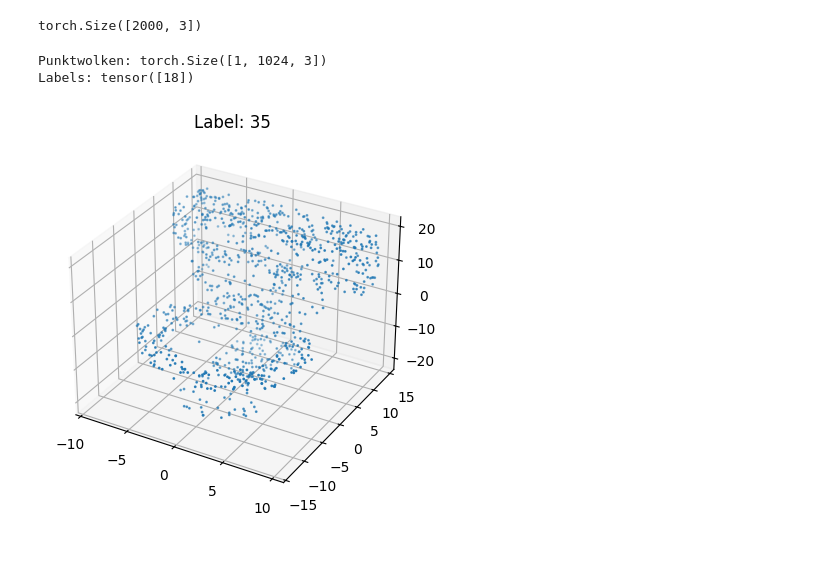
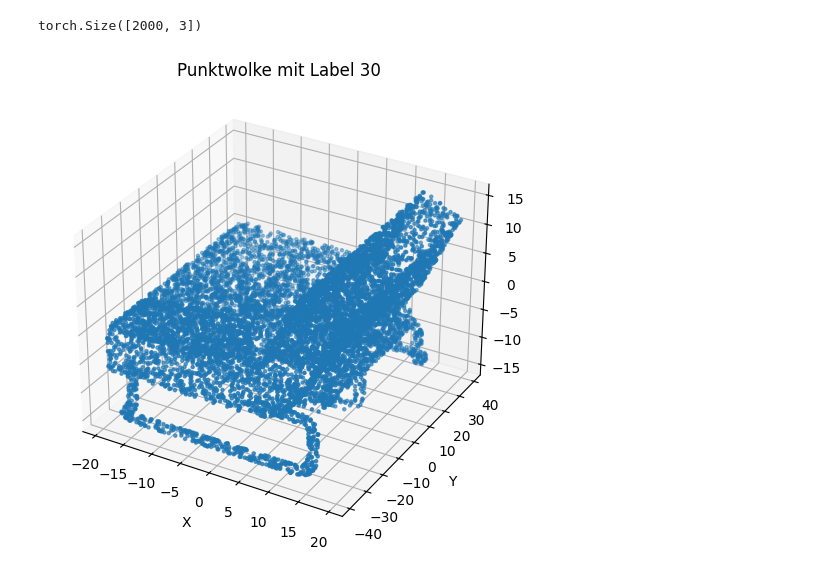
Before and after one commit to Tomoli16/pointnet-practice, a Jupyter notebook: notebooks/visualization.ipynb, the cells around one changed output. Drawn from its saved outputs; the diff is of its cells as text; code cells hidden in the pictures.

```diff
--- a/notebooks/visualization.ipynb
+++ b/notebooks/visualization.ipynb
@@ -48,29 +48,27 @@ from torch.utils.data import DataLoader
 dataset = ModelNet40Dataset(
     root_dir="../data/ModelNet40",
     split="train",
-    num_points=1024
+    num_points=10000
 )
-
 dataloader = DataLoader(dataset, batch_size=1, shuffle=True)
-
-# Einen Batch anzeigen
-for points, labels in dataloader:
-    points = points.squeeze(0)
-    print(f"Punktwolken: {points.shape}")  # [4, 1024, 3]
-    print(f"Labels: {labels}")
-    break
-# %% [output]
-Punktwolken: torch.Size([1, 1024, 3])
-Labels: tensor([18])
-# %%
-import matplotlib.pyplot as plt
-from mpl_toolkits.mplot3d import Axes3D
-
-pc = points[0].numpy()  # erste Punktwolke
-fig = plt.figure()
-ax = fig.add_subplot(111, projection='3d')
-ax.scatter(pc[:, 0], pc[:, 1], pc[:, 2], s=1)
-plt.title(f"Label: {labels[0].item()}")
-plt.show()
-# %% [output]
-[figure, removed]
+# %%
+import matplotlib.pyplot as plt
+from mpl_toolkits.mplot3d import Axes3D  # wichtig für 3D-Plots
+
+# Batch holen (nur erster Durchlauf)
+for points, labels in dataloader:
+    pc = points[0].numpy()  # [1024, 3], eine Punktwolke
+    label = labels[0].item()
+    break
+
+# 3D-Plot
+fig = plt.figure(figsize=(8, 6))
+ax = fig.add_subplot(111, projection='3d')
+ax.scatter(pc[:, 0], pc[:, 1], pc[:, 2], s=5)
+ax.set_title(f"Punktwolke mit Label {label}")
+ax.set_xlabel('X')
+ax.set_ylabel('Y')
+ax.set_zlabel('Z')
+plt.show()
+# %% [output]
+[figure, added]
```
Also changed, not shown: 37 other files.
